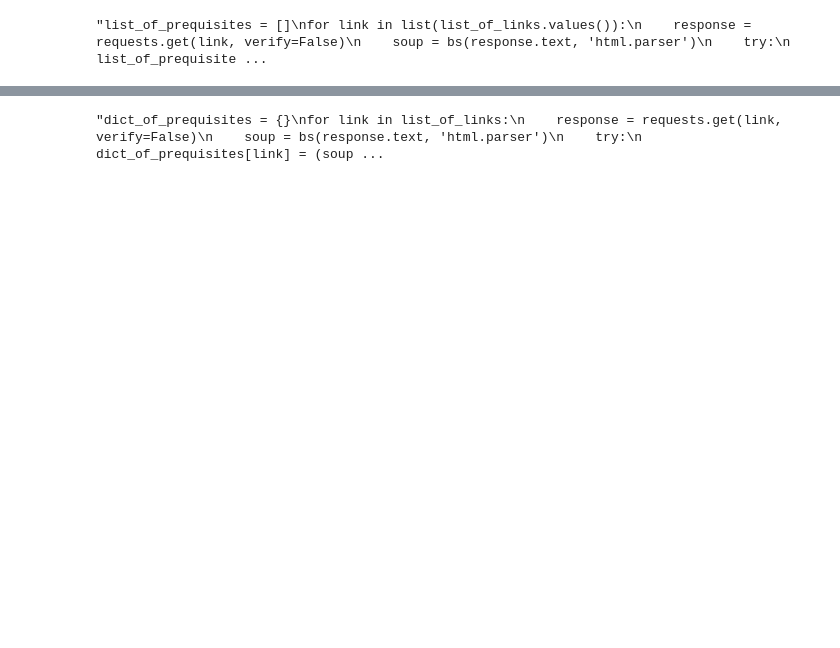
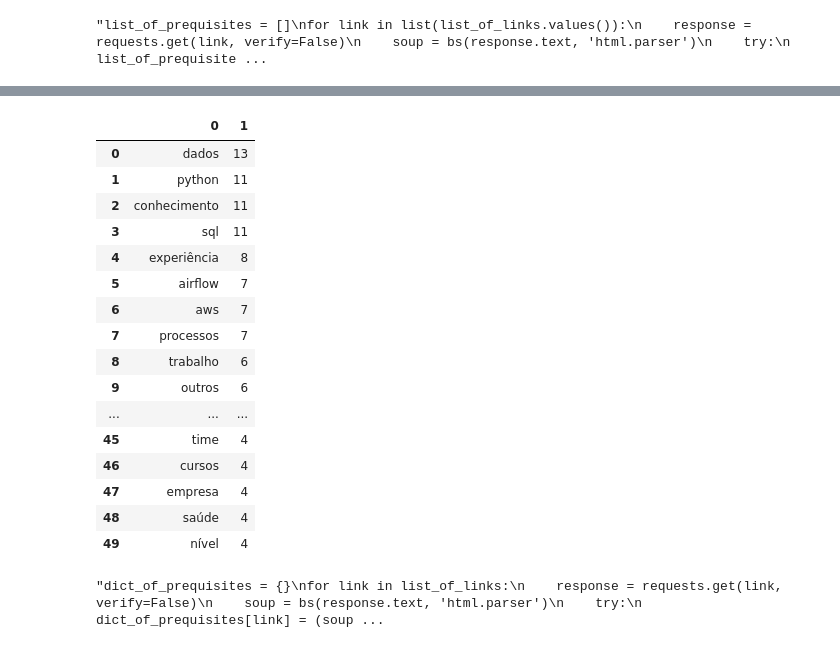
Before and after one commit to leonardosantana55/Most-Required-Job-Skills, a Jupyter notebook: scrapping.ipynb, the cells around one changed output, grey strips where cells are left out. Drawn from its saved outputs; the diff is of its cells as text; code cells hidden in the pictures; blank space fills up the shorter version.

```diff
--- a/scrapping.ipynb
+++ b/scrapping.ipynb
@@ -76,0 +94,38 @@ len(list_of_prequisites)
+# %%
+unrepeated_list_of_prequisites = {}
+for key, value in list_of_prequisites.items():
+    value = str(value).replace('<li>',' ').replace('</li>',' ')\
+    .replace('</li>'," ")\
+    .replace('<li>'," ")\
+    .replace('['," ")\
+    .replace(']'," ")\
+    .replace('<br/>'," ")\
+    .replace('<br>'," ")\
+    .replace('</span>'," ")\
+    .replace('<span>'," ")\
+    .replace('.'," ")\
+    .replace(','," ")\
+    .replace(';'," ")\
+    .replace(')'," ")\
+    .replace('('," ")\
+    .replace('/'," ")\
+    .lower()\
+    .split()
+
+    unrepeated_list_of_prequisites[key] = list(set(value))
+# %%
+stop_words = ['e','a', 'o', 'os', 'do', 'as', 'da', 'em', 'dos', 'se', 'no','com', 'na'\
+        ,'para', 'ou', 'e a', 'é', '-', '/', 'de', 'um',' nos', 'que', 'das', 'por'\
+        ,'como', '2', 'nos', 'off', 'e em', 'ao', 'com a', 'seu', 'são', 'etc', 'com o'\
+        ,'esta', 'área', 'ano', 'dia', 'day','esta', 'nas', 'de', '–', 'à', 'x', 'ser', 'mas', 'sem', 'às', 'uma', ')', 'va', 'in', 'e/ou']
+
+
+contagem_de_termos = [[0,0]]
+for value in unrepeated_list_of_prequisites.values():
+    for word in value:
+        if word not in stop_words:
+            if word not in np.array(contagem_de_termos)[:,0:1]:
+                if len(str(word)) > 1:
+                    contagem_de_termos.append([word, list(np.concatenate(list(unrepeated_list_of_prequisites.values()))).count(word)])
+
+contagem_de_termos
@@ -77,3 +150,25 @@ len(list_of_prequisites)
+# %%
+df = pd.DataFrame(contagem_de_termos)
+df.sort_values(by=1, ascending=False).reset_index(drop=True).head(50)
+#df[(df[1] >= 3)].sort_values(by=1, ascending=False).reset_index(drop=True).head(50)
+# %% [output]
+|  | 0 | 1 |
+| 0 | dados | 13 |
+| 1 | python | 11 |
+| 2 | conhecimento | 11 |
+| 3 | sql | 11 |
+| 4 | experiência | 8 |
+| 5 | airflow | 7 |
+| 6 | aws | 7 |
+| 7 | processos | 7 |
+| 8 | trabalho | 6 |
+| 9 | outros | 6 |
+| ... | ... | ... |
+| 45 | time | 4 |
+| 46 | cursos | 4 |
+| 47 | empresa | 4 |
+| 48 | saúde | 4 |
+| 49 | nível | 4 |
 # %%
 #cria uma pasta para a query
 #armazenar list_of_prequisites junto com timestamp (nosql)
```
Also changed, not shown: parts of 7 cells of this notebook.
